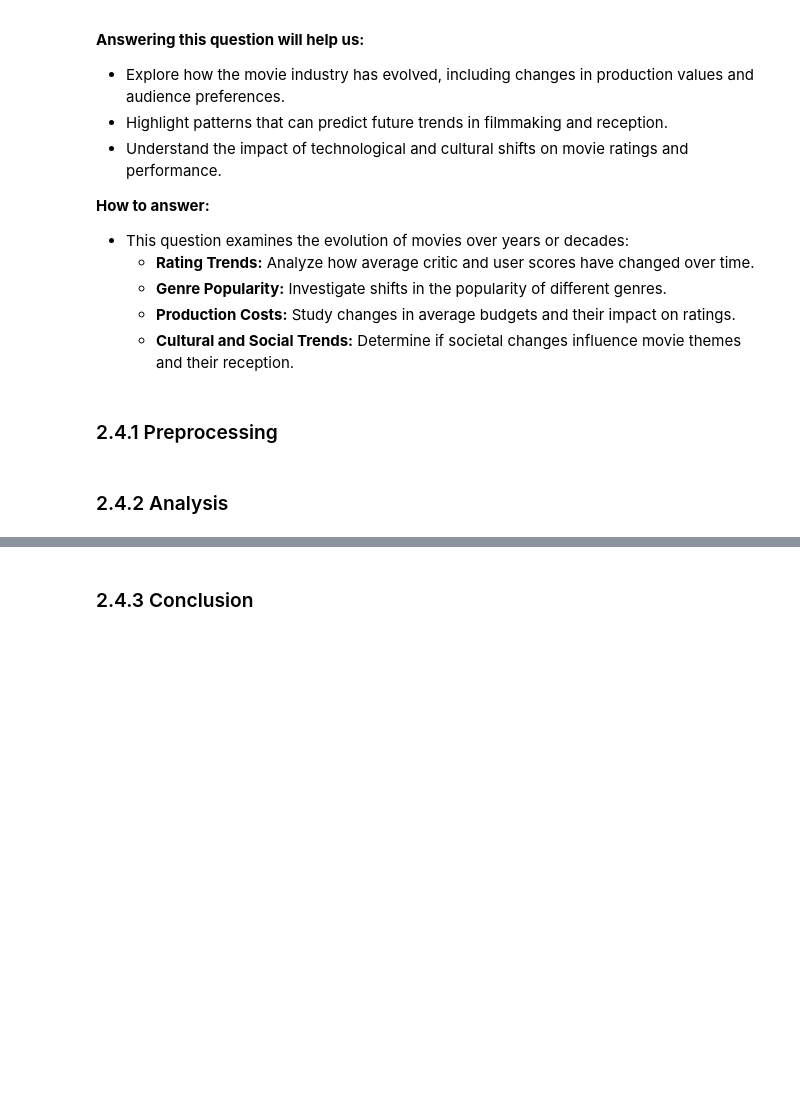
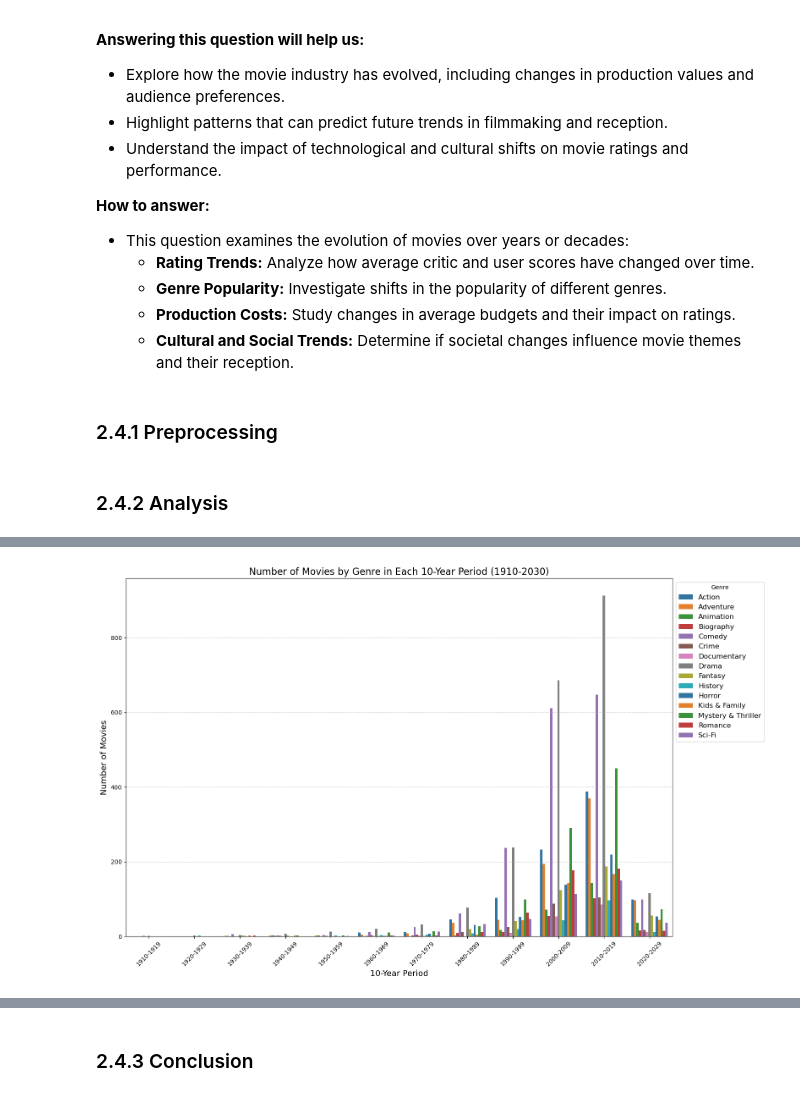
Before and after one commit to truongthuankiet1990gmailcom/Intro2DS---HCMUS---2024, a Jupyter notebook: Questions/Questions.ipynb, the cells around one changed output, grey strips where cells are left out. Drawn from its saved outputs; the diff is of its cells as text; code cells hidden in the pictures; blank space fills up the shorter version.

```diff
--- a/Questions/Questions.ipynb
+++ b/Questions/Questions.ipynb
@@ -1053,0 +1104,36 @@ Are there trends in movie production and performance over time?
+# %%
+# replace "Unknown Genre" with ["Unknown Genre"] (list-like string)
+data_quest4['Genre'] = data_quest4['Genre'].replace('Unknown Genre', "['Unknown Genre']")
+
+
+# process Genre column
+data_quest4['Genre'] = data_quest4['Genre'].apply(ast.literal_eval)
+data_quest4 = data_quest4.explode('Genre')
+data_quest4['Genre'] = data_quest4['Genre'].str.strip()
+
+bins = list(range(1910, 2031, 10))
+labels = [f"{bins[i]}-{bins[i+1]-1}" for i in range(len(bins) - 1)]
+data_quest4['Decade'] = pd.cut(data_quest4['Release Date'], bins=bins, labels=labels, right=False)
+
+# Count movies by genre and decade
+genre_counts = data_quest4.groupby(['Decade', 'Genre']).size().reset_index(name='Count')
+
+# Sort genres by overall frequency
+top_genres = genre_counts.groupby('Genre')['Count'].sum().sort_values(ascending=False).head(15).index
+genre_counts = genre_counts[genre_counts['Genre'].isin(top_genres)]
+
+# Plot data
+plt.figure(figsize=(16, 10))
+sns.barplot(data=genre_counts, x='Decade', y='Count', hue='Genre', palette='tab10')
+
+plt.title("Number of Movies by Genre in Each 10-Year Period (1910-2030)", fontsize=16)
+plt.xlabel("10-Year Period", fontsize=14)
+plt.ylabel("Number of Movies", fontsize=14)
+plt.legend(title="Genre", fontsize=12, loc='upper left', bbox_to_anchor=(1, 1))
+plt.xticks(rotation=45)
+plt.grid(axis='y', linestyle='--', alpha=0.7)
+plt.tight_layout()
+
+plt.show()
+# %% [output]
+[figure, added]
```
Also changed, not shown: parts of 7 cells of this notebook.
